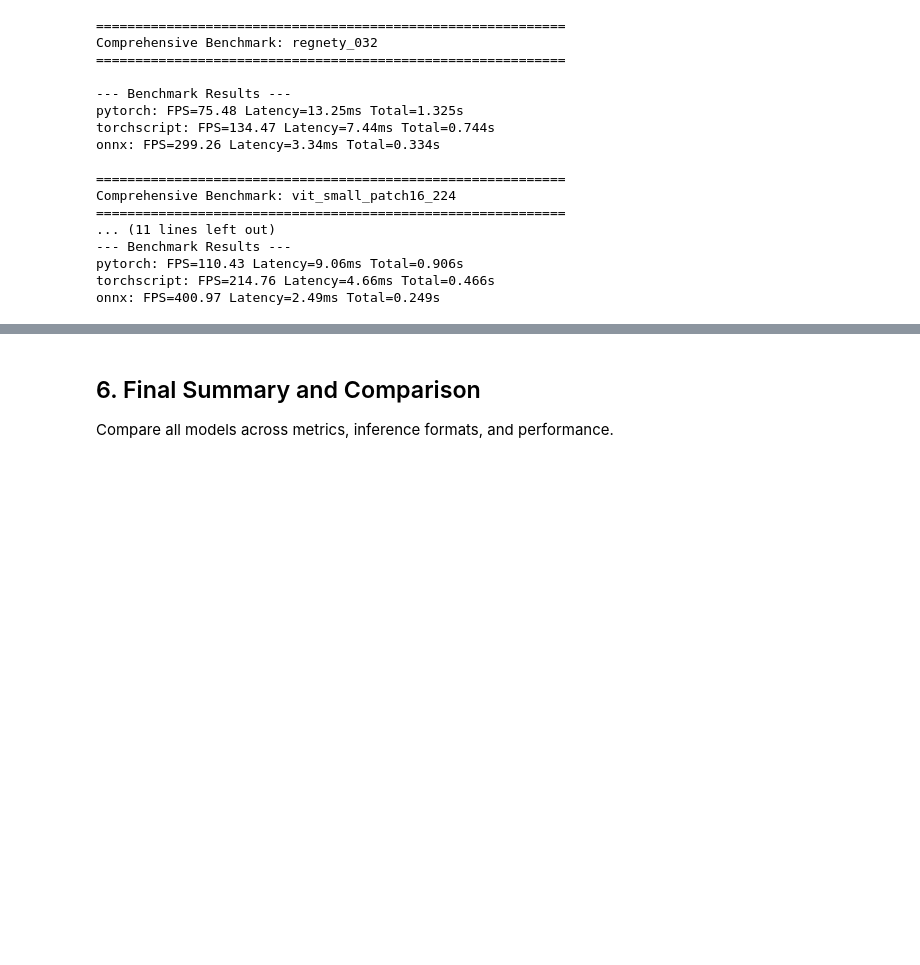
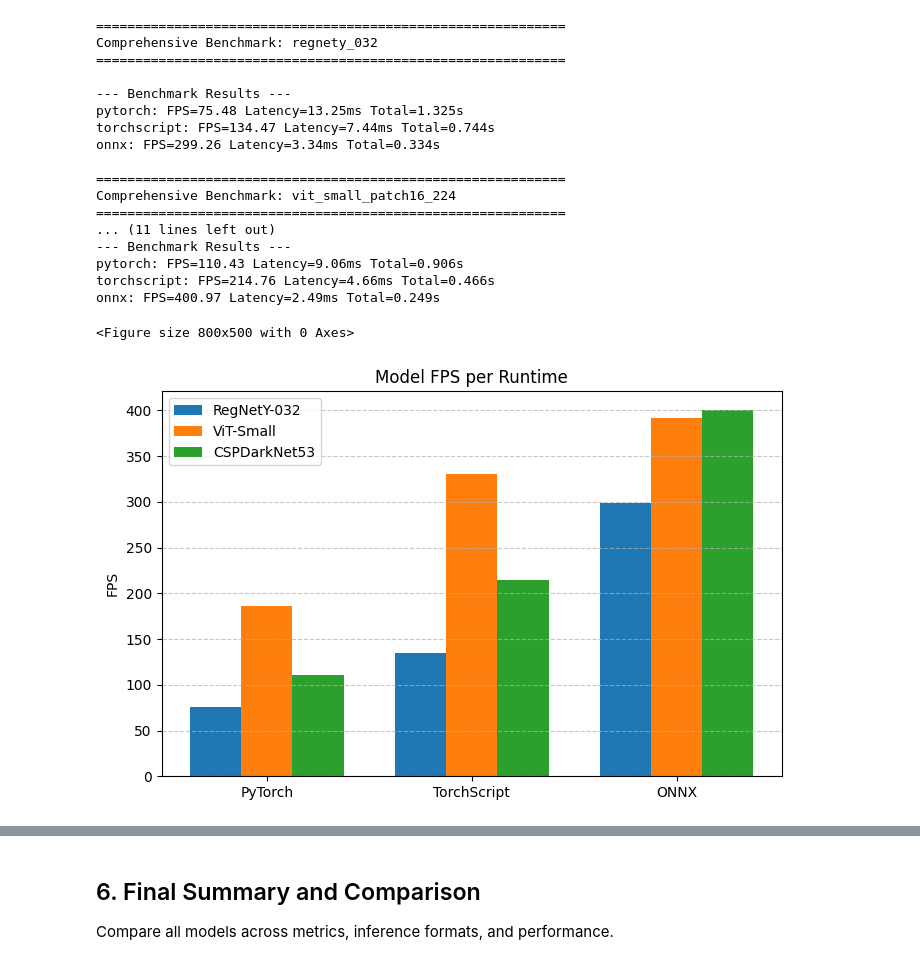
Before and after one commit to HenryNVP/image-classification, a Jupyter notebook: notebooks/image_classification.ipynb, the cells around one changed output, grey strips where cells are left out. Saved outputs shown, nothing was run; the diff lists cells and outputs as text; code cells hidden in the pictures; blank space fills up the shorter version.

```diff
--- a/notebooks/image_classification.ipynb
+++ b/notebooks/image_classification.ipynb
@@ -435,3 +562,34 @@ Comprehensive Benchmark: vit_small_patch16_224
 pytorch: FPS=110.43 Latency=9.06ms Total=0.906s
 torchscript: FPS=214.76 Latency=4.66ms Total=0.466s
 onnx: FPS=400.97 Latency=2.49ms Total=0.249s
+# %%
+# FPS data: [PyTorch, TorchScript, ONNX]
+fps = {
+    'ViT-Small': [185.89, 330.86, 392.07],
+    'CSPDarkNet53': [110.43, 214.76, 400.97],
+    'RegNetY-032': [75.48, 134.47, 299.26]
+}
+
+runtimes = ['PyTorch', 'TorchScript', 'ONNX']
+x = np.arange(len(runtimes))
+width = 0.25
+
+plt.figure(figsize=(8,5))
+
+# Plot bars for each model
+plt.figure(figsize=(8, 5))
+
+for i, (_, model_name) in enumerate(model_configs):
+    plt.bar(x + i*width, fps[model_name], width=width, label=model_name)
+
+# Labels and formatting
+plt.xticks(x + width, runtimes)
+plt.ylabel('FPS')
+plt.title('Model FPS per Runtime')
+plt.legend()
+plt.grid(axis='y', linestyle='--', alpha=0.7)
+
+plt.show()
+# %% [output]
+<Figure size 800x500 with 0 Axes>
+[figure, added]
```
Also changed, not shown: parts of 6 cells of this notebook.
